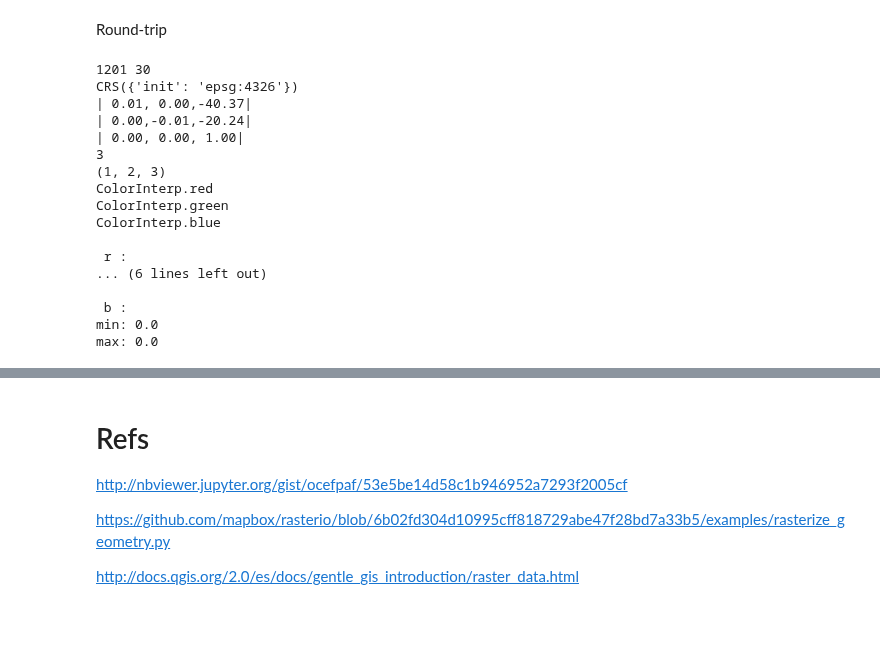
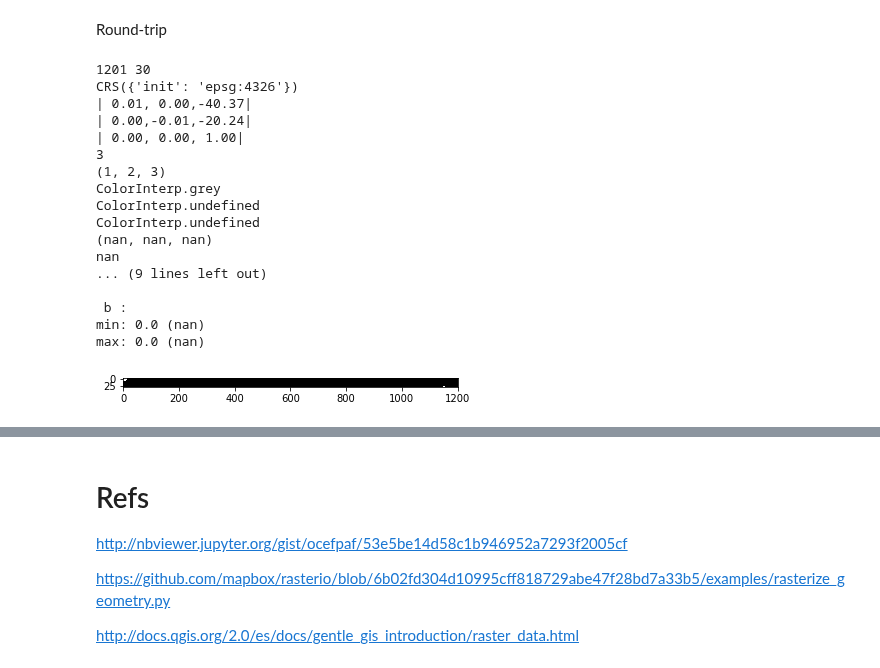
Before and after one commit to AlertaDengue/AlertaDengue, a Jupyter notebook: notebooks/rasterio-fiona.ipynb, the cells around one changed output, grey strips where cells are left out. Cells and saved outputs as stored; diff of their text form; code cells hidden in the pictures; blank space fills up the shorter version.

```diff
--- a/notebooks/rasterio-fiona.ipynb
+++ b/notebooks/rasterio-fiona.ipynb
@@ -150,27 +161,32 @@ with rasterio.open(
 # %% [markdown]
 Round-trip
 # %%
-with rasterio.open('/tmp/test.tif') as src:
-    r, g, b = src.read()
-    print(src.width, src.height)
-    print(src.crs)
-    print(src.transform)
-    print(src.count)
-    print(src.indexes)
-    print(src.colorinterp(1))
-    print(src.colorinterp(2))
-    print(src.colorinterp(3))
+src = rasterio.open('/tmp/test.tiff')
 
-    bands = (
-        ('r', r),
-        ('g', g),
-        ('b', b)
-    )
+r, g, b = src.read()
+print(src.width, src.height)
+print(src.crs)
+print(src.transform)
+print(src.count)
+print(src.indexes)
+print(src.colorinterp(1))
+print(src.colorinterp(2))
+print(src.colorinterp(3))
+# print(help(src))
+print(src.nodatavals)
+print(src.nodata)
+print(src.read_masks().dtype)
 
-    for k, band in bands:
-        print('\n', k, ':')
-        print('min:', np.min(band))
-        print('max:', np.max(band))
+bands = (
+    ('r', r),
+    ('g', g),
+    ('b', b)
+)
+
+for k, band in bands:
+    print('\n', k, ':')
+    print('min: %s (%s)' % (np.nanmin(band), np.min(band)))
+    print('max: %s (%s)' % (np.nanmax(band), np.max(band)))
 # %% [output]
 1201 30
 CRS({'init': 'epsg:4326'})
@@ -179,16 +195,22 @@ CRS({'init': 'epsg:4326'})
 | 0.00, 0.00, 1.00|
 3
 (1, 2, 3)
-ColorInterp.red
-ColorInterp.green
-ColorInterp.blue
-
- r :
-... (6 lines left out)
+ColorInterp.grey
+ColorInterp.undefined
+ColorInterp.undefined
+(nan, nan, nan)
+nan
+... (9 lines left out)
 
  b :
-min: 0.0
-max: 0.0
+min: 0.0 (nan)
+max: 0.0 (nan)
+# %%
+plt.imshow(np.dstack(src.read_masks()))
+plt.show()
+src.close()
+# %% [output]
+[figure, added]
 # %%
 total = np.zeros(r.shape)
 for band in r, g, b:
```
Also changed, not shown: parts of 11 cells of this notebook.
